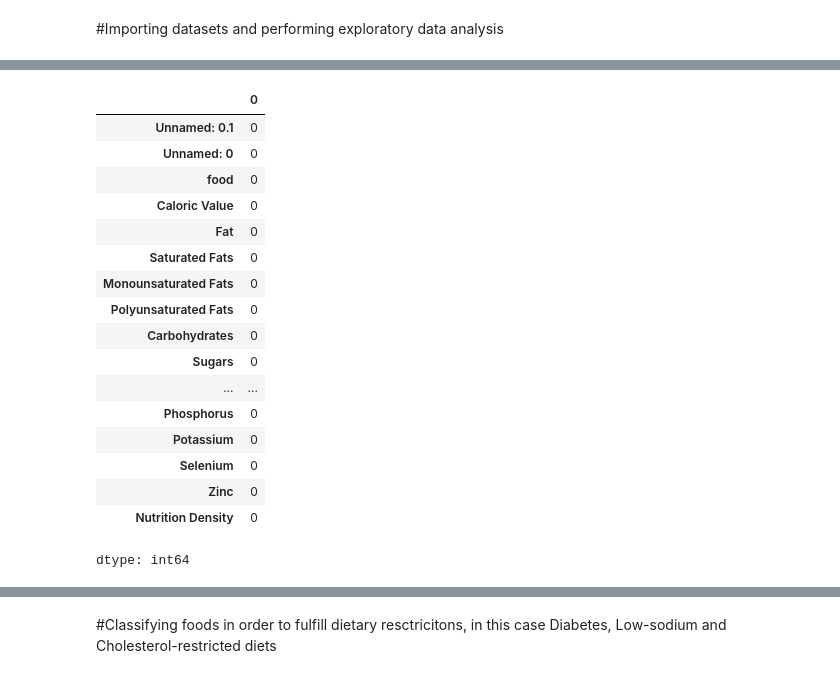
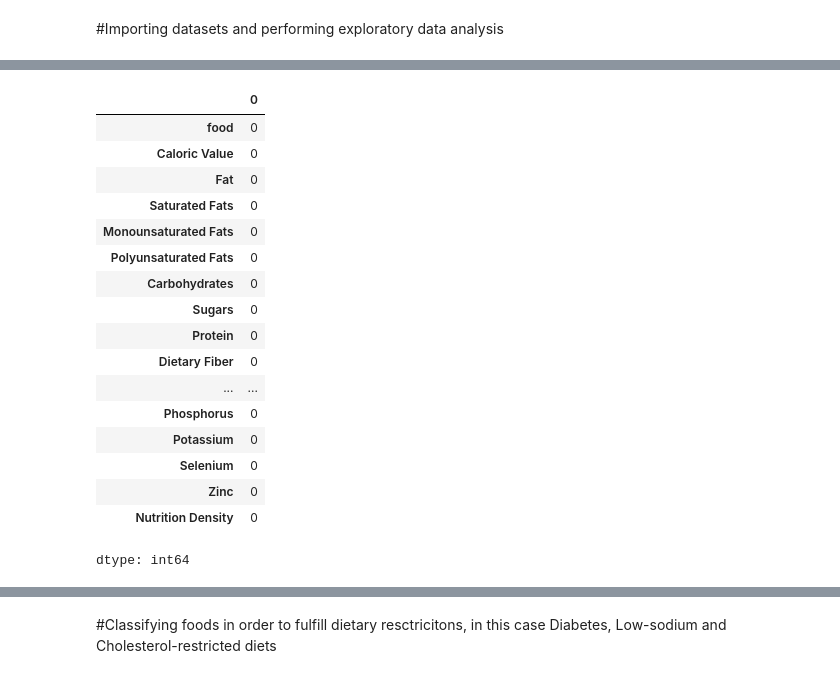
Before and after one commit to Rendy3001/SemesterProject, a Jupyter notebook: RecommendationSystem.ipynb, the cells around one changed output, grey strips where cells are left out. Drawn from its saved outputs; the diff is of its cells as text; code cells hidden in the pictures.

```diff
--- a/RecommendationSystem.ipynb
+++ b/RecommendationSystem.ipynb
@@ -19,3 +39,6 @@ food_data = pd.read_csv('food_data.csv')
+# %%
+#Dropping irrelevant columns
+food_data.drop(['Unnamed: 0', 'Unnamed: 0.1'], axis=1, inplace=True)
 # %%
 food_data.head()
 # %% [output]
@@ -73,0 +163,9 @@ memory usage: 692.4+ KB
+# %%
+#Selecting columns
+numerical_features_filtered = ['Caloric Value', 'Fat', 'Monounsaturated Fats', 'Carbohydrates', 'Protein', 'Vitamin B3', 'Magnesium', 'Potassium', 'Phosphorus', 'Cholesterol', 'Sodium']
+
+#Correlation matrix
+plt.figure(figsize=(10, 6))
+sns.heatmap(food_data[numerical_features_filtered].corr(), annot=True, cmap='coolwarm', fmt='.2f')
+plt.title('Correlation Matrix')
+plt.show()
@@ -73,0 +180,6 @@ memory usage: 692.4+ KB
+# %%
+#Calculating zscore for selected columns
+from scipy.stats import zscore
+z_scores = food_data[numerical_features_filtered].apply(zscore)
+outliers_3 = (z_scores.abs() > 3).sum()
+print(outliers_3)
@@ -73,0 +216,4 @@ memory usage: 692.4+ KB
+# %%
+#Deleting outliers
+outliers_indices = (z_scores.abs() > 4).any(axis=1)
+food_data = food_data[~outliers_indices]
@@ -74,9 +240,7 @@ memory usage: 692.4+ KB
 # %%
-food_data.isnull().sum()
+food_data.isna().sum()
 # %% [output]
 |  | 0 |
-| Unnamed: 0.1 | 0 |
-| Unnamed: 0 | 0 |
 | food | 0 |
 | Caloric Value | 0 |
 | Fat | 0 |
@@ -85,6 +249,8 @@ food_data.isnull().sum()
 | Polyunsaturated Fats | 0 |
 | Carbohydrates | 0 |
 | Sugars | 0 |
+| Protein | 0 |
+| Dietary Fiber | 0 |
 | ... | ... |
 | Phosphorus | 0 |
 | Potassium | 0 |
```
Also changed, not shown: parts of 59 cells of this notebook.
